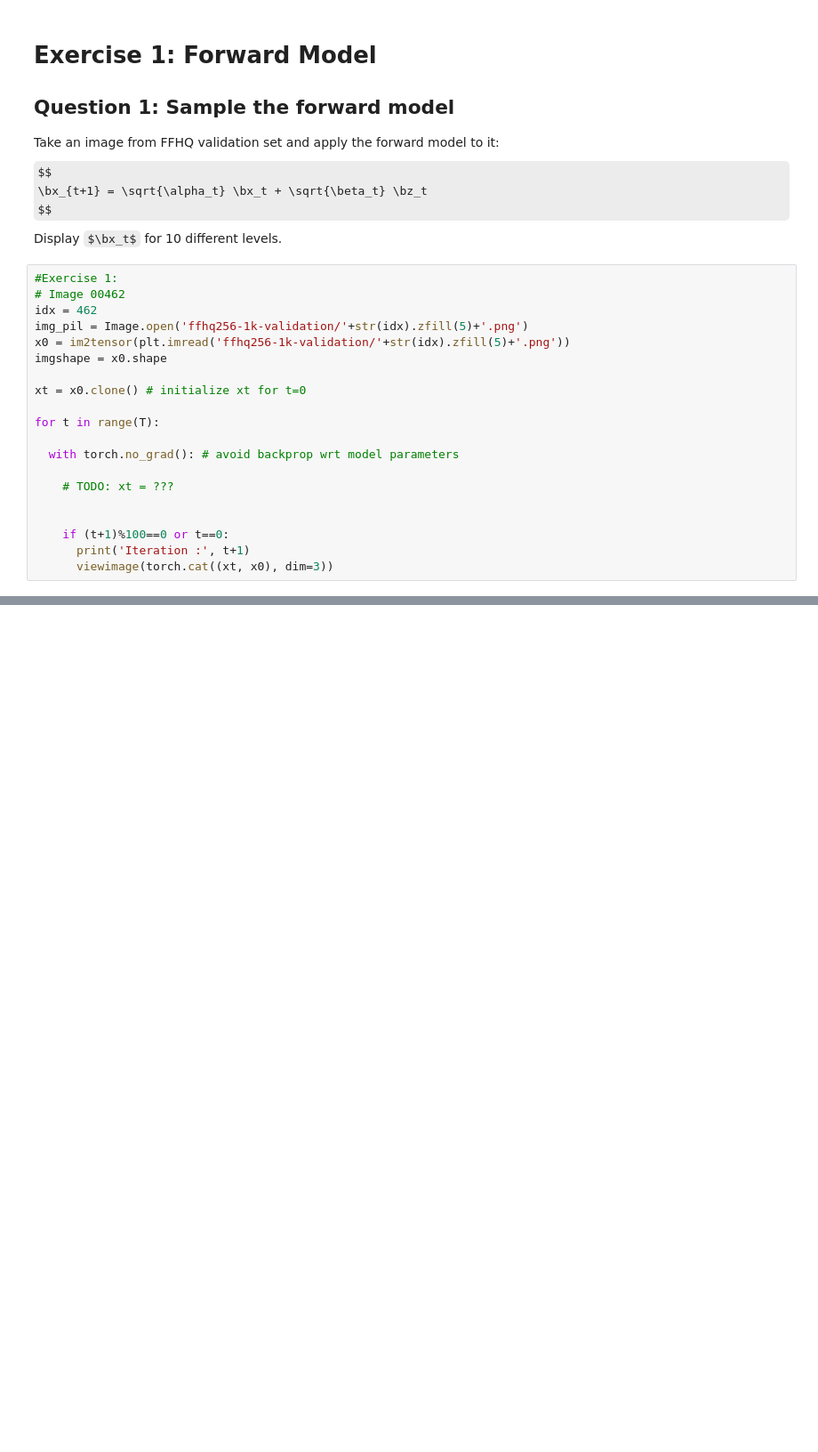
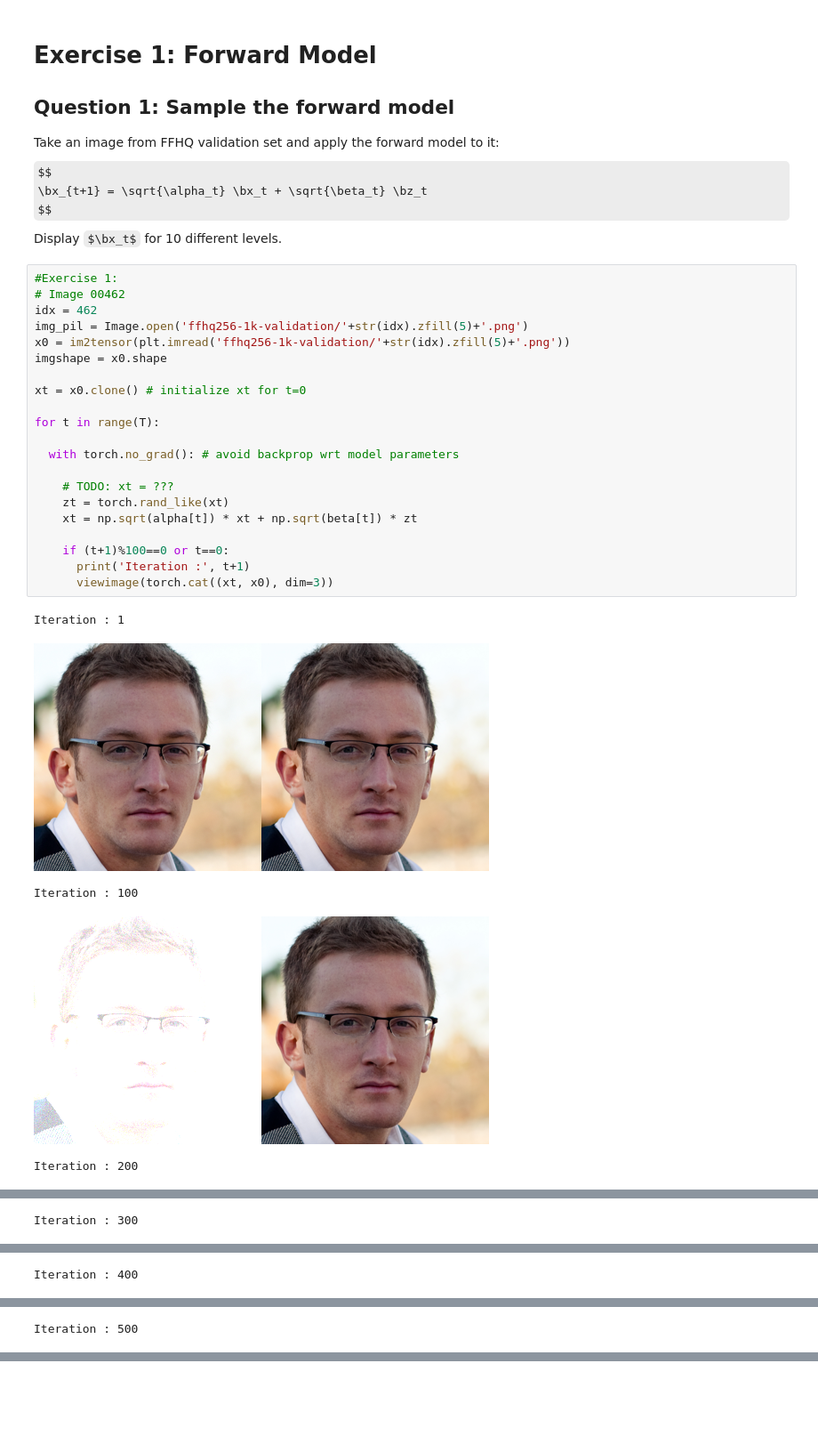
Before and after one commit to KHOUTAIBI/TSIA-TP, a Jupyter notebook: GAN/Diffusion_models.ipynb, the cells around one changed output, grey strips where cells are left out. Shown at 89% size. Saved outputs shown, nothing was run; the diff lists cells and outputs as text; some formulas as TeX source; blank space fills up the shorter version.

```diff
--- a/GAN/Diffusion_models.ipynb
+++ b/GAN/Diffusion_models.ipynb
@@ -194,20 +218,27 @@ Display $\bx_t$  for 10 different levels.
 # %%
 #Exercise 1:
 # Image 00462
 idx = 462
 img_pil = Image.open('ffhq256-1k-validation/'+str(idx).zfill(5)+'.png')
 x0 = im2tensor(plt.imread('ffhq256-1k-validation/'+str(idx).zfill(5)+'.png'))
 imgshape = x0.shape
 
 xt = x0.clone() # initialize xt for t=0
 
 for t in range(T):
 
   with torch.no_grad(): # avoid backprop wrt model parameters
 
     # TODO: xt = ???
-
+    zt = torch.rand_like(xt)
+    xt = np.sqrt(alpha[t]) * xt + np.sqrt(beta[t]) * zt
 
     if (t+1)%100==0 or t==0:
       print('Iteration :', t+1)
       viewimage(torch.cat((xt, x0), dim=3))
+# %% [output]
+Iteration : 1
+[figure, added]
+Iteration : 100
+[figure, added]
+Iteration : 200
@@ -213,0 +246 @@ for t in range(T):
+Iteration : 300
@@ -213,0 +248 @@ for t in range(T):
+Iteration : 400
@@ -213,0 +250 @@ for t in range(T):
+Iteration : 500
```
Also changed, not shown: parts of 6 cells of this notebook.
